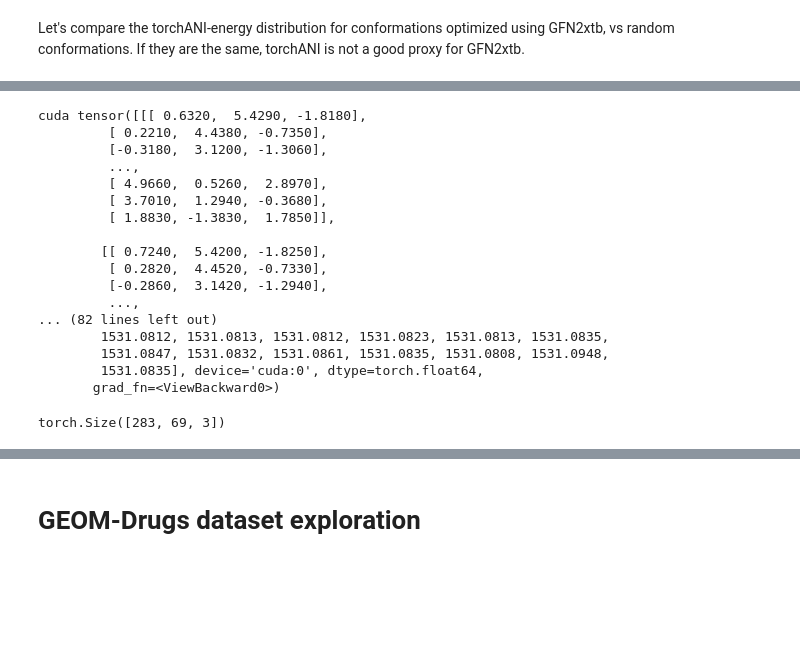
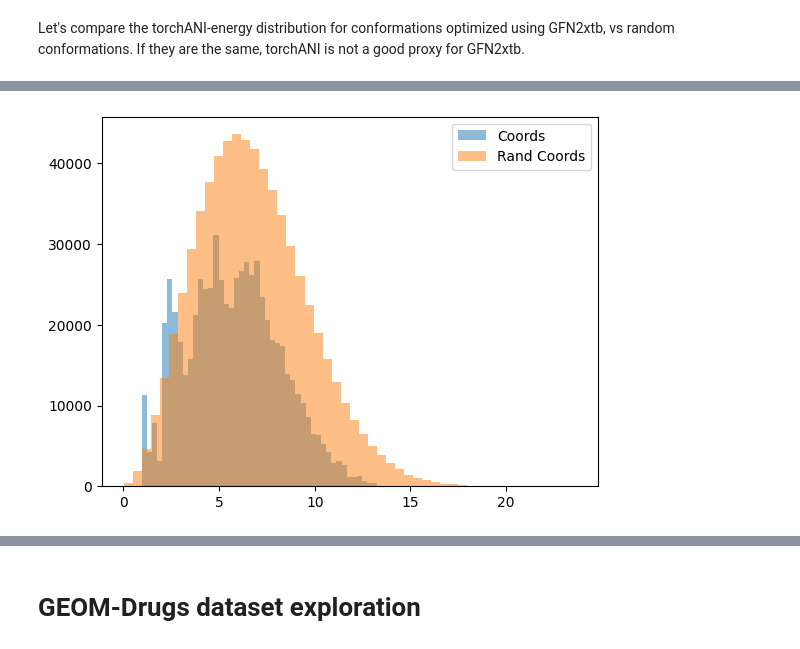
Before and after one commit to LenaNehale/DEM, a Jupyter notebook: playground.ipynb, the cells around one changed output, grey strips where cells are left out. Drawn from its saved outputs; the diff is of its cells as text; code cells hidden in the pictures; blank space fills up the shorter version.

```diff
--- a/playground.ipynb
+++ b/playground.ipynb
@@ -234,8 +89,9 @@ np.save('/home/mila/l/lena-nehale.ezzine/Amgen/DEM/data/TIfV_val.npy', coords_va
 import numpy as np
 import pickle
 import torch
-#device = torch.device('cuda' if torch.cuda.is_available() else 'cpu')
-device = torch.device('cpu')
-coords = torch.tensor(np.load('/home/mila/l/lena-nehale.ezzine/Amgen/DEM_fork/data/TIfV_val.npy'), dtype=torch.float32).to(device).view(-1,69,3)
-coords.requires_grad = True
+from dem.energies.torchani_energy import *
+
+device = torch.device('cuda' if torch.cuda.is_available() else 'cpu')
+coords = torch.tensor(np.load('/home/mila/l/lena-nehale.ezzine/Amgen/DEM_fork/data/TIfV_val.npy'), dtype=torch.float32).to(device).view(-1,69,3).requires_grad_(True)
 atom_ids = torch.Tensor(pickle.load(open('/home/mila/l/lena-nehale.ezzine/Amgen/DEM_fork/data/atom_ids.pkl', 'rb'))).to(device).long().unsqueeze(0)
+energy_function = TorchaniEnergy(dimensionality = 3*69, n_particles = 69, is_molecule=True, data_path ='/home/mila/l/lena-nehale.ezzine/Amgen/DEM_fork/data/TIfV_val.npy',   data_path_train='/home/mila/l/lena-nehale.ezzine/Amgen/DEM_fork/data/TIfV_train.npy', data_path_val='/home/mila/l/lena-nehale.ezzine/Amgen/DEM_fork/data/TIfV_val.npy', T=0.1, device= device)
@@ -263,2 +102,6 @@ derivative.shape
+# %%
+test_data_logrews =  - energy_function(coords)
+rand_coords = 3*torch.randn_like(coords)
+random_data_logrews =  - energy_function(rand_coords)
 # %%
 import matplotlib.pyplot as plt
@@ -288,24 +123,9 @@ energy_function = TorchaniEnergy(dimensionality = 3*69, n_particles = 69, is_mol
-# %%
-grads = energy_function.score(coords)
-grads.shape
-# %% [output]
-cuda tensor([[[ 0.6320,  5.4290, -1.8180],
-         [ 0.2210,  4.4380, -0.7350],
-         [-0.3180,  3.1200, -1.3060],
-         ...,
-         [ 4.9660,  0.5260,  2.8970],
-         [ 3.7010,  1.2940, -0.3680],
-         [ 1.8830, -1.3830,  1.7850]],
-
-        [[ 0.7240,  5.4200, -1.8250],
-         [ 0.2820,  4.4520, -0.7330],
-         [-0.2860,  3.1420, -1.2940],
-         ...,
-... (82 lines left out)
-        1531.0812, 1531.0813, 1531.0812, 1531.0823, 1531.0813, 1531.0835,
-        1531.0847, 1531.0832, 1531.0861, 1531.0835, 1531.0808, 1531.0948,
-        1531.0835], device='cuda:0', dtype=torch.float64,
-       grad_fn=<ViewBackward0>)
-torch.Size([283, 69, 3])
+# %%
+plt.hist(energy_function.interatomic_dist(coords).flatten().detach().cpu(),bins = 50, label='Coords', alpha=0.5)
+plt.hist(energy_function.interatomic_dist(rand_coords).flatten().detach().cpu(),bins = 50, label='Rand Coords', alpha=0.5)
+plt.legend()
+plt.show()
+# %% [output]
+[figure, added]
 # %%
 import numpy as np
```
Also changed, not shown: parts of 45 cells of this notebook.
